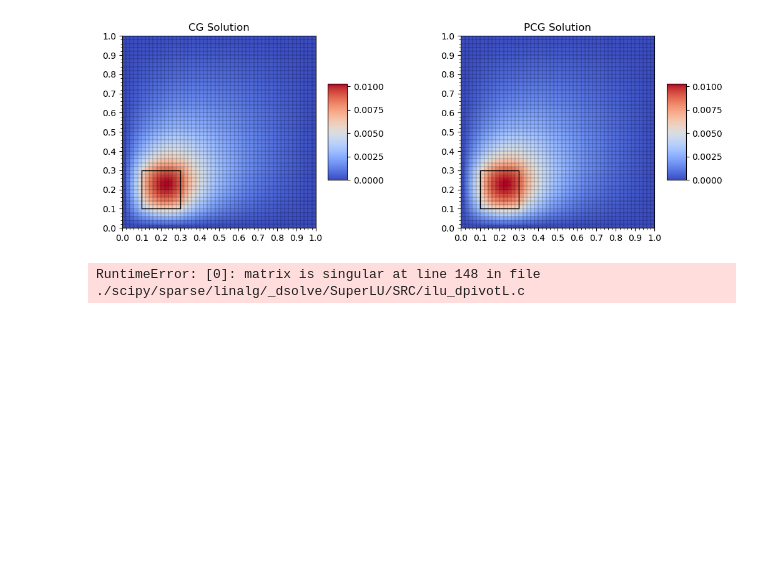
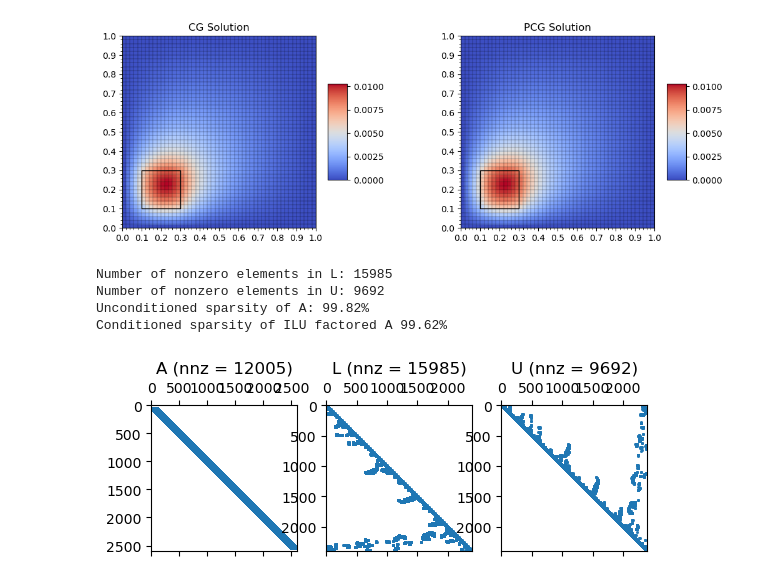
Before and after one commit to RFurze/ScientificComputing, a Jupyter notebook: Assignment2_2Master.ipynb, the cells around one changed output. Saved outputs shown, nothing was run; the diff lists cells and outputs as text; code cells hidden in the pictures; blank space fills up the shorter version.

```diff
--- a/Assignment2_2Master.ipynb
+++ b/Assignment2_2Master.ipynb
@@ -407,19 +411,44 @@ plt.show()
 
 # print('Mean time spent for one linear solve using CG = ' + str((tend-tstart) * 10.) + ' milliseconds')
 # print('Mean time spent for one linear solve using PCG = ' + str((tend1-tstart1) * 10.) + ' milliseconds')
-# %%
-#Check A
-h = 0.2
-mux=1.0
-muy=1.0
-drop_tol = 0.1
-
-A = diffusionMatrix(mux, muy, h)
-intNodes, extNodes = boundaryConditions(int(1./h+1))
-A_int = A[intNodes][:, intNodes]
-M = sp.sparse.linalg.spilu(A_int, drop_tol=drop_tol)
-L = M.L
-U = M.U
-A.todense()
-# %% [output]
-RuntimeError: [0]: matrix is singular at line 148 in file ./scipy/sparse/linalg/_dsolve/SuperLU/SRC/ilu_dpivotL.c
+# %%
+#Check A
+h = 0.02
+mux=1.0
+muy=1.0
+drop_tol = 0.1
+n = int(1./h + 1)
+N = n**2
+
+A = diffusionMatrix(mux, muy, h)
+intNodes, extNodes = boundaryConditions(int(1./h+1))
+A_int = A[intNodes][:, intNodes]
+M = sp.sparse.linalg.spilu(A_int, drop_tol=drop_tol)
+L = M.L
+U = M.U
+A.todense()
+
+print(f'Number of nonzero elements in L: {L.nnz}')
+print(f'Number of nonzero elements in U: {U.nnz}')
+print(f'Unconditioned sparsity of A: {(1-(A.nnz)/(N*N) )*100:.2f}%')
+print(f'Conditioned sparsity of ILU factored A {(1-(L.nnz+U.nnz)/(N*N) )*100:.2f}%')
+
+fig, axs = plt.subplots(1, 3)
+ax1 = axs[0]
+ax2 = axs[1]
+ax3 = axs[2]
+
+ax1.spy(A, markersize=1)
+ax1.set_title('A (nnz = ' + str(A.getnnz()) + ')')
+ax2.spy(L, markersize=1)
+ax2.set_title('L (nnz = ' + str(L.getnnz()) + ')')
+ax3.spy(U, markersize=1)
+ax3.set_title('U (nnz = ' + str(U.getnnz()) + ')')
+
+plt.show()
+# %% [output]
+Number of nonzero elements in L: 15985
+Number of nonzero elements in U: 9692
+Unconditioned sparsity of A: 99.82%
+Conditioned sparsity of ILU factored A 99.62%
+[figure, added]
```
Also changed, not shown: parts of 4 cells of this notebook, 3 other files.
